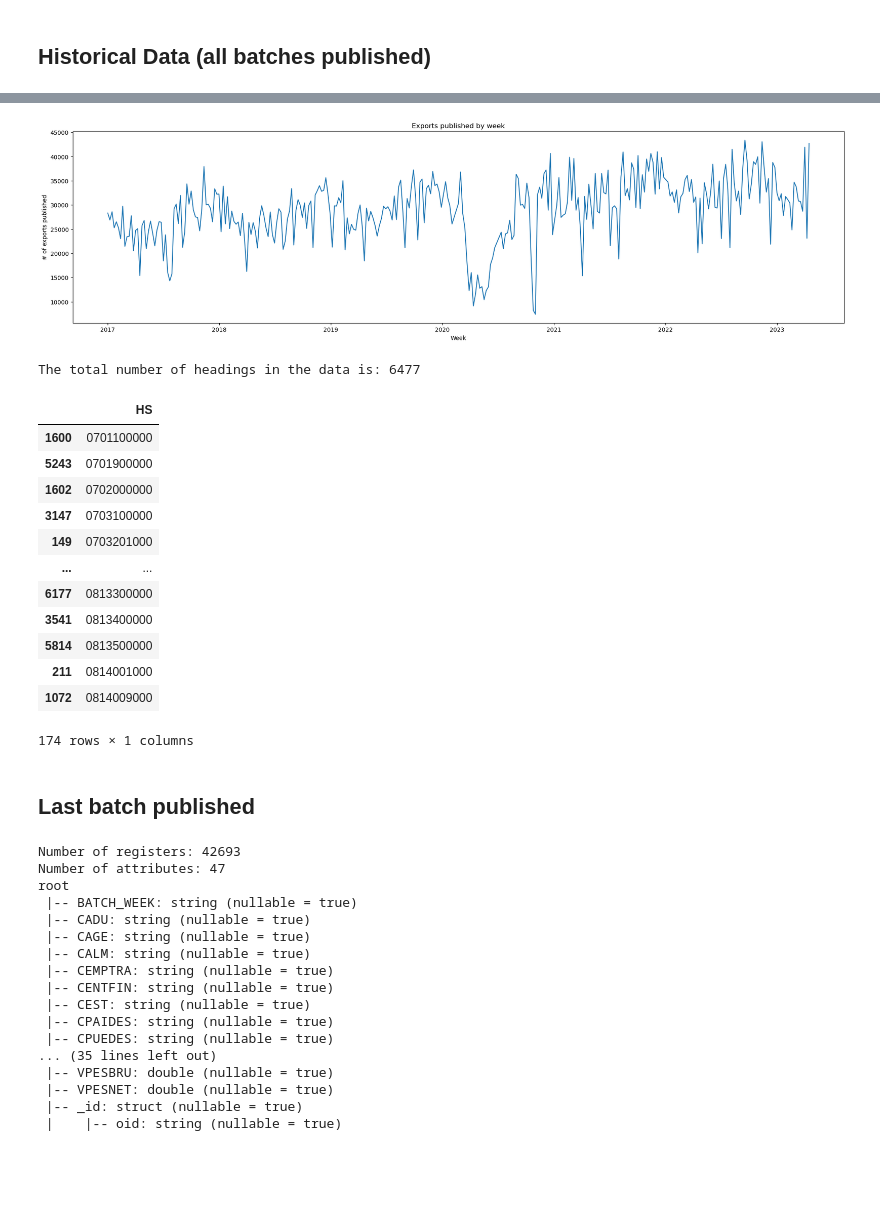
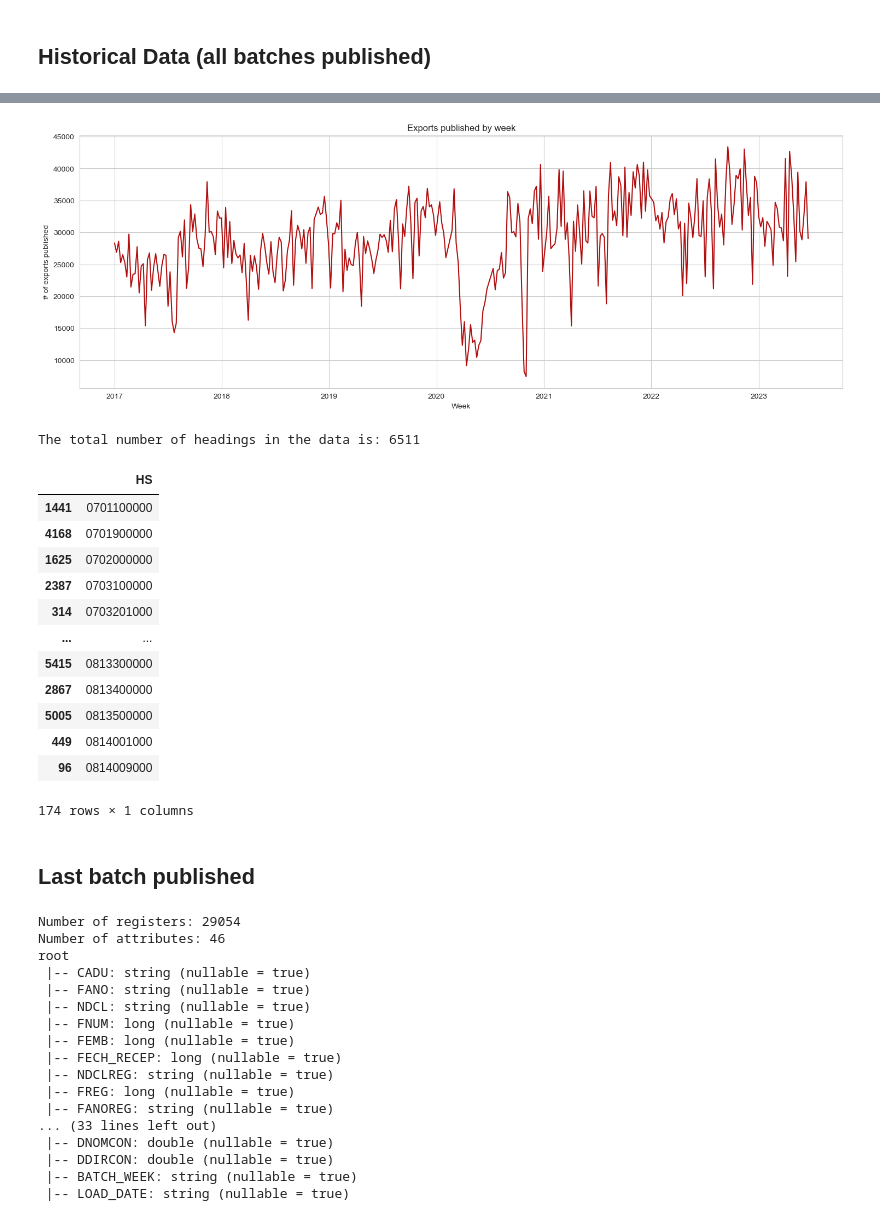
Before and after one commit to sergiopostigo/supertrade, a Jupyter notebook: exploratory_data_analysis/persistent/exports/eda_1.ipynb, the cells around one changed output, grey strips where cells are left out. Cells and saved outputs as stored; diff of their text form; code cells hidden in the pictures; blank space fills up the shorter version.

```diff
--- a/exploratory_data_analysis/persistent/exports/eda_1.ipynb
+++ b/exploratory_data_analysis/persistent/exports/eda_1.ipynb
@@ -8,9 +8,13 @@ from database_settings import spark_utilities
 from pyspark.sql.functions import substring, to_date, col, lpad
 import matplotlib.pyplot as plt
 from datetime import datetime
+# %%
+# Spark session
+spark = spark_session()
 # %%
 # Get the data into a spark dataframe
-df = spark_utilities.get_spark_df('peru_exports')
+path = '/thesis/peru/exports/*.parquet'
+df = get_spark_df(spark_session=spark, file_path=path)
 # %% [markdown]
 ## Historical Data (all batches published)
 # %%
@@ -31,14 +50,14 @@ df2 = df.groupBy("BATCH_WEEK")\
     .select(['date', 'count'])\
     .toPandas()
 # %%
-plt.figure(figsize=(24, 6))
-plt.plot(df2["date"], df2["count"])
+plt.figure(figsize=(18, 6))
+plt.plot(df2["date"], df2["count"], color='#B20E0F')
 plt.xlabel("Week")
 plt.ylabel("# of exports published")
 plt.title("Exports published by week")
 plt.show()
 # %% [output]
-[figure, old version]
+[figure, new version]
 # %%
 # Get all possible headings in the data
 hs = df.select('PART_NANDI')\
@@ -49,7 +68,7 @@ hs = df.select('PART_NANDI')\
 # %%
 print('The total number of headings in the data is: '+str(len(hs)))
 # %% [output]
-The total number of headings in the data is: 6477
+The total number of headings in the data is: 6511
 # %%
 # Headings to work with:
 # 07XXXXXXXX: Hortalizas, plantas, raíces y tubérculos alimenticios
@@ -59,17 +78,17 @@ hs_to_work = ['07', '08']
 hs[hs['HS'].str.startswith(tuple(hs_to_work))].sort_values(by='HS', ascending= True)
 # %% [output]
 |  | HS |
-| 1600 | 0701100000 |
-| 5243 | 0701900000 |
-| 1602 | 0702000000 |
-| 3147 | 0703100000 |
-| 149 | 0703201000 |
+| 1441 | 0701100000 |
+| 4168 | 0701900000 |
+| 1625 | 0702000000 |
+| 2387 | 0703100000 |
+| 314 | 0703201000 |
 | ... | ... |
-| 6177 | 0813300000 |
-| 3541 | 0813400000 |
-| 5814 | 0813500000 |
-| 211 | 0814001000 |
-| 1072 | 0814009000 |
+| 5415 | 0813300000 |
+| 2867 | 0813400000 |
+| 5005 | 0813500000 |
+| 449 | 0814001000 |
+| 96 | 0814009000 |
 174 rows × 1 columns
 # %% [markdown]
 ## Last batch published
@@ -94,23 +113,23 @@ print('Number of attributes: ' + str(len(df_last.columns)))
 # Visualize the attributes
 df_last.printSchema()
 # %% [output]
-Number of registers: 42693
-Number of attributes: 47
+Number of registers: 29054
+Number of attributes: 46
 root
+ |-- CADU: string (nullable = true)
+ |-- FANO: string (nullable = true)
+ |-- NDCL: string (nullable = true)
+ |-- FNUM: long (nullable = true)
+ |-- FEMB: long (nullable = true)
+ |-- FECH_RECEP: long (nullable = true)
+ |-- NDCLREG: string (nullable = true)
+ |-- FREG: long (nullable = true)
+ |-- FANOREG: string (nullable = true)
+... (33 lines left out)
+ |-- DNOMCON: double (nullable = true)
+ |-- DDIRCON: double (nullable = true)
  |-- BATCH_WEEK: string (nullable = true)
- |-- CADU: string (nullable = true)
- |-- CAGE: string (nullable = true)
- |-- CALM: string (nullable = true)
- |-- CEMPTRA: string (nullable = true)
- |-- CENTFIN: string (nullable = true)
- |-- CEST: string (nullable = true)
- |-- CPAIDES: string (nullable = true)
- |-- CPUEDES: string (nullable = true)
-... (35 lines left out)
- |-- VPESBRU: double (nullable = true)
- |-- VPESNET: double (nullable = true)
- |-- _id: struct (nullable = true)
- |    |-- oid: string (nullable = true)
+ |-- LOAD_DATE: string (nullable = true)
 # %%
 # Aggregate exports by day
 df_last_agg = df_last.groupBy("FEMB")\
```
Also changed, not shown: parts of 4 cells of this notebook, 18 other files.
